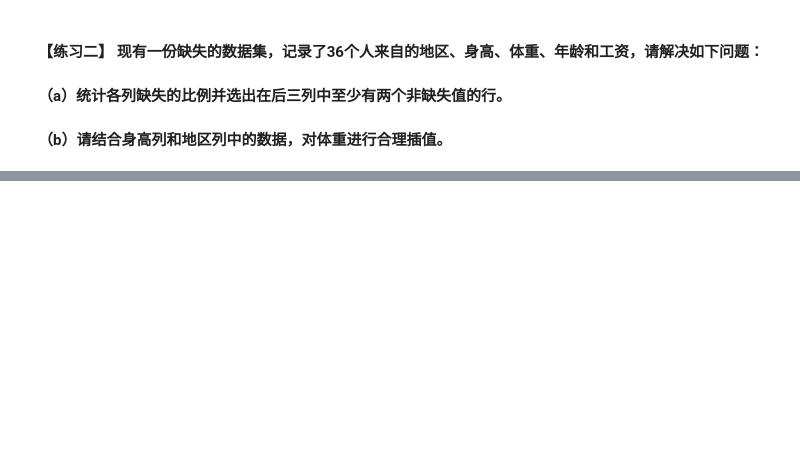
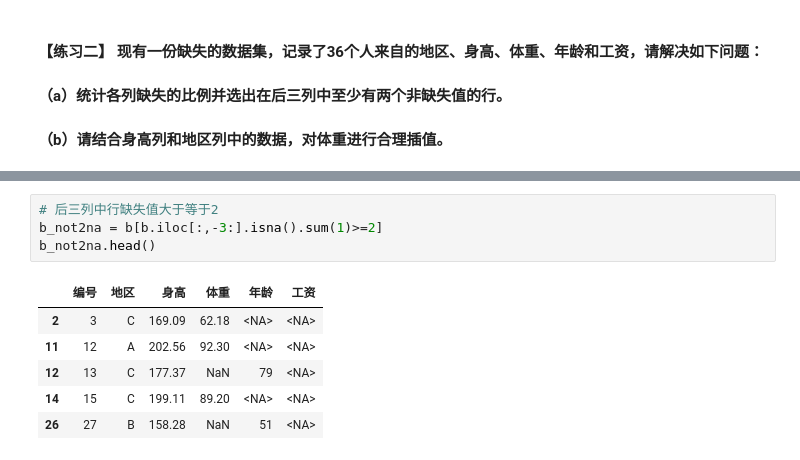
Before and after one commit to JerriaYe/pandas, a Jupyter notebook: 6.缺失数据.ipynb, the cells around one changed output, grey strips where cells are left out. Saved outputs shown, nothing was run; the diff lists cells and outputs as text; blank space fills up the shorter version.

```diff
--- a/6.缺失数据.ipynb
+++ b/6.缺失数据.ipynb
@@ -632,0 +1034,11 @@ pd.read_csv('data/Missing_data_two.csv').head()
+# %%
+# 后三列中行缺失值大于等于2
+b_not2na = b[b.iloc[:,-3:].isna().sum(1)>=2]
+b_not2na.head()
+# %% [output]
+|  | 编号 | 地区 | 身高 | 体重 | 年龄 | 工资 |
+| 2 | 3 | C | 169.09 | 62.18 | <NA> | <NA> |
+| 11 | 12 | A | 202.56 | 92.30 | <NA> | <NA> |
+| 12 | 13 | C | 177.37 | NaN | 79 | <NA> |
+| 14 | 15 | C | 199.11 | 89.20 | <NA> | <NA> |
+| 26 | 27 | B | 158.28 | NaN | 51 | <NA> |
```
Also changed, not shown: parts of 91 cells of this notebook.
